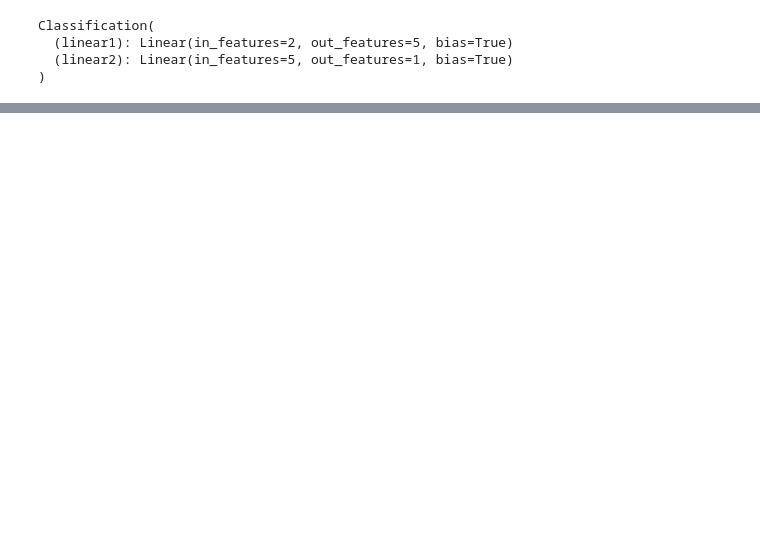
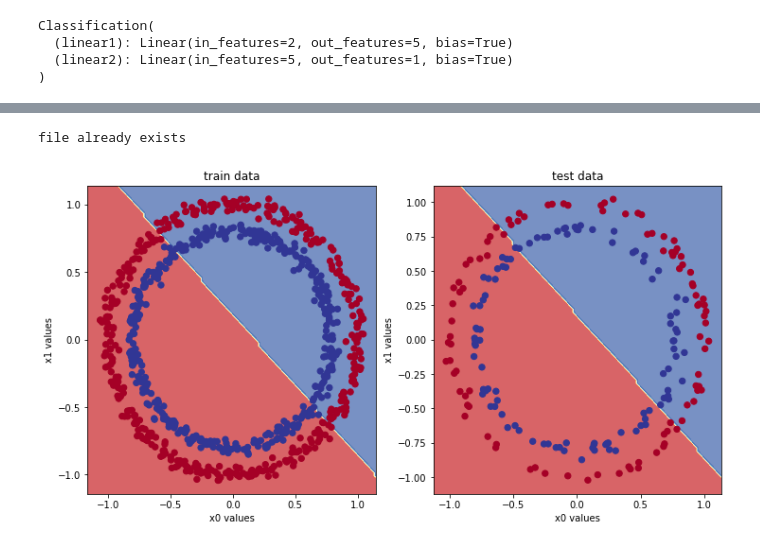
Before and after one commit to mohammadAliMkh/Pytorch, a Jupyter notebook: pytorch.ipynb, the cells around one changed output, grey strips where cells are left out. Saved outputs shown, nothing was run; the diff lists cells and outputs as text; code cells hidden in the pictures; blank space fills up the shorter version.

Commit message:
build train loop and check model performance

```diff
--- a/pytorch.ipynb
+++ b/pytorch.ipynb
@@ -117,0 +130,9 @@ this is a test that i know wether colab will know my changes in codes
+# %%
+#create loss function and optimizer plus an accuracy function to calculate accuracy
+loss_fn = torch.nn.BCEWithLogitsLoss()
+optimizer = torch.optim.SGD(params = clf_model.parameters() , lr = 0.1)
+
+def cal_accuray(y_true , y_preds):
+  corrects = torch.eq(y_true , torch.squeeze(y_preds)).sum().item()
+  acc = (corrects/len(y_preds))*100
+  return acc
@@ -117,0 +150,23 @@ this is a test that i know wether colab will know my changes in codes
+# %%
+steps = 500
+for step in range(steps):
+  clf_model.train()
+
+  logits = clf_model(train_data.to(device))
+  preds = torch.round(torch.sigmoid(logits))
+
+  train_loss = loss_fn(torch.squeeze(logits) , train_label.to(device))
+
+  optimizer.zero_grad()
+
+  train_loss.backward()
+
+  optimizer.step()
+
+  clf_model.eval()
+  with torch.inference_mode():
+    valid_logits = clf_model(test_data.to(device))
+    test_loss = loss_fn(torch.squeeze(valid_logits) , test_label.to(device))
+
+  if step % 10 == 0:
+    print(f"step {step:3d} => train loss\t{train_loss:0.4f} | test loss\t{test_loss:0.4f} | accuracy\t{cal_accuray(test_label.to(device), valid_preds):0.2f}%")
@@ -117,0 +195,8 @@ this is a test that i know wether colab will know my changes in codes
+# %%
+if os.path.exists("/content/helper_functions.py"):
+  print("file already exists")
+else:
+  f = open("helper_functions.py" , 'wb')
+  f.write(r.content)
+# %% [output]
+file already exists
@@ -117,0 +205,14 @@ this is a test that i know wether colab will know my changes in codes
+# %%
+plt.figure(figsize = (12 , 6))
+plt.subplot(1 , 2 , 1)
+plt.title("train data")
+plt.xlabel("x0 values")
+plt.ylabel("x1 values")
+plot_decision_boundary(clf_model , train_data , train_label)
+plt.subplot(1 , 2 , 2)
+plt.title("test data")
+plt.xlabel("x0 values")
+plt.ylabel("x1 values")
+plot_decision_boundary(clf_model , test_data , test_label)
+# %% [output]
+[figure, added]
```
Also changed, not shown: parts of 16 cells of this notebook.
